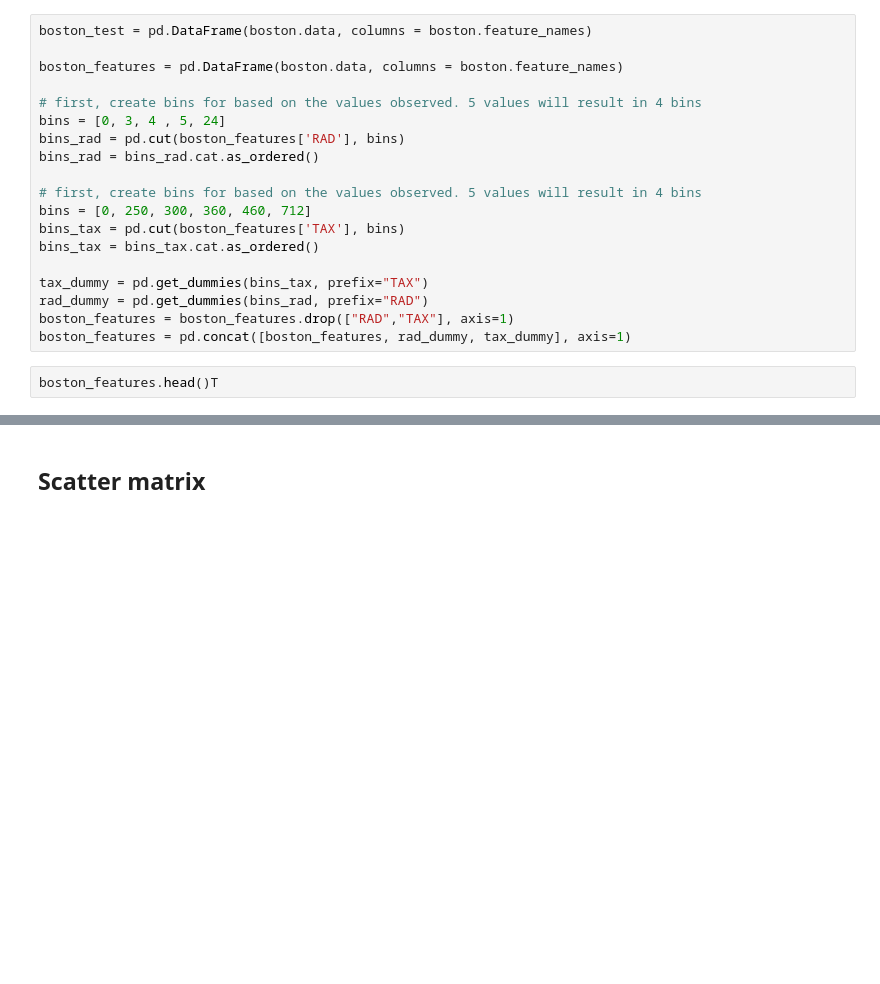
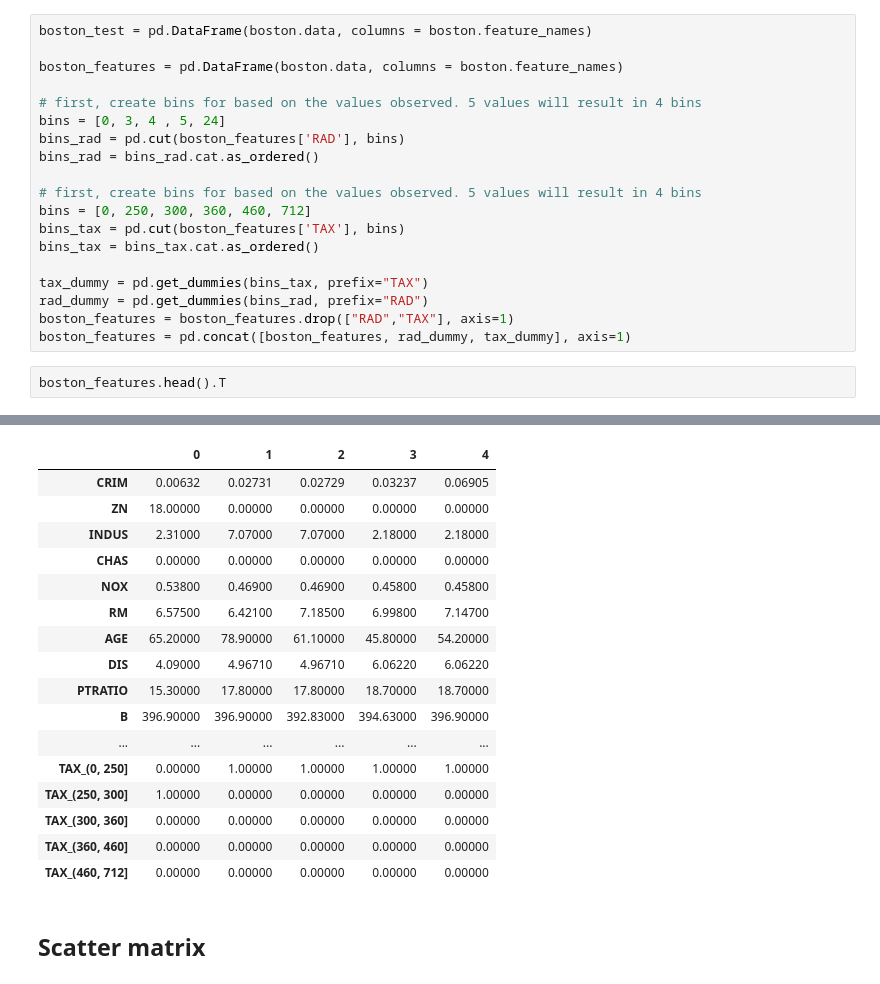
Before and after one commit to Laura-ShummonMaass/dsc-1-11-07-multicollinearity-of-features-lab-seattle-ds-career-040119, a Jupyter notebook: index.ipynb, the cells around one changed output, grey strips where cells are left out. Saved outputs shown, nothing was run; the diff lists cells and outputs as text; blank space fills up the shorter version.

```diff
--- a/index.ipynb
+++ b/index.ipynb
@@ -39,5 +39,5 @@ rad_dummy = pd.get_dummies(bins_rad, prefix="RAD")
 boston_features = boston_features.drop(["RAD","TAX"], axis=1)
 boston_features = pd.concat([boston_features, rad_dummy, tax_dummy], axis=1)
 # %%
-boston_features.head()T
+boston_features.head().T
 # %% [output]
@@ -45,3 +44,20 @@ SyntaxError: invalid syntax (<ipython-input-6-55e49619e0d5>, line 1)
+|  | 0 | 1 | 2 | 3 | 4 |
+| CRIM | 0.00632 | 0.02731 | 0.02729 | 0.03237 | 0.06905 |
+| ZN | 18.00000 | 0.00000 | 0.00000 | 0.00000 | 0.00000 |
+| INDUS | 2.31000 | 7.07000 | 7.07000 | 2.18000 | 2.18000 |
+| CHAS | 0.00000 | 0.00000 | 0.00000 | 0.00000 | 0.00000 |
+| NOX | 0.53800 | 0.46900 | 0.46900 | 0.45800 | 0.45800 |
+| RM | 6.57500 | 6.42100 | 7.18500 | 6.99800 | 7.14700 |
+| AGE | 65.20000 | 78.90000 | 61.10000 | 45.80000 | 54.20000 |
+| DIS | 4.09000 | 4.96710 | 4.96710 | 6.06220 | 6.06220 |
+| PTRATIO | 15.30000 | 17.80000 | 17.80000 | 18.70000 | 18.70000 |
+| B | 396.90000 | 396.90000 | 392.83000 | 394.63000 | 396.90000 |
+| ... | ... | ... | ... | ... | ... |
+| TAX_(0, 250] | 0.00000 | 1.00000 | 1.00000 | 1.00000 | 1.00000 |
+| TAX_(250, 300] | 1.00000 | 0.00000 | 0.00000 | 0.00000 | 0.00000 |
+| TAX_(300, 360] | 0.00000 | 0.00000 | 0.00000 | 0.00000 | 0.00000 |
+| TAX_(360, 460] | 0.00000 | 0.00000 | 0.00000 | 0.00000 | 0.00000 |
+| TAX_(460, 712] | 0.00000 | 0.00000 | 0.00000 | 0.00000 | 0.00000 |
 # %% [markdown]
 ## Scatter matrix
 # %% [markdown]
```
Also changed, not shown: parts of 1 cell of this notebook.
